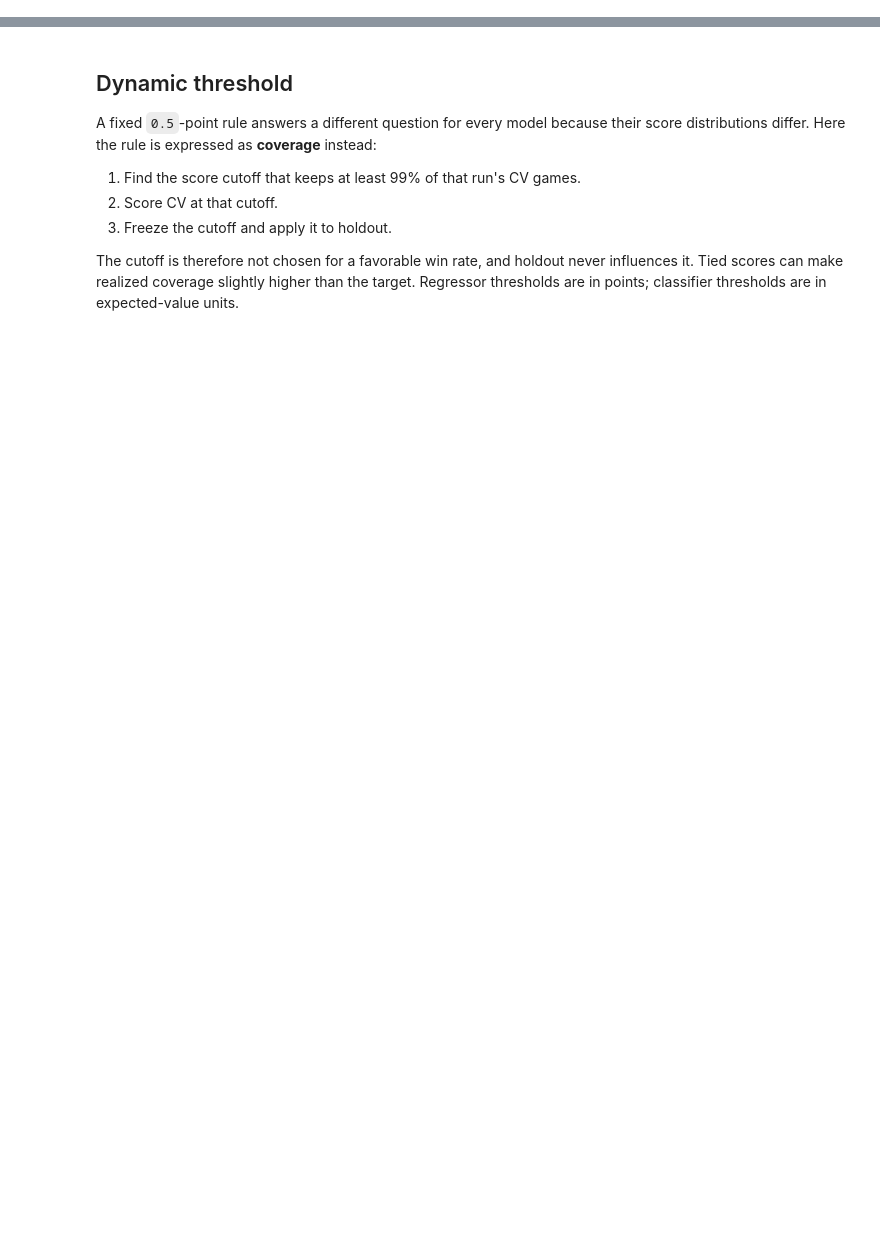
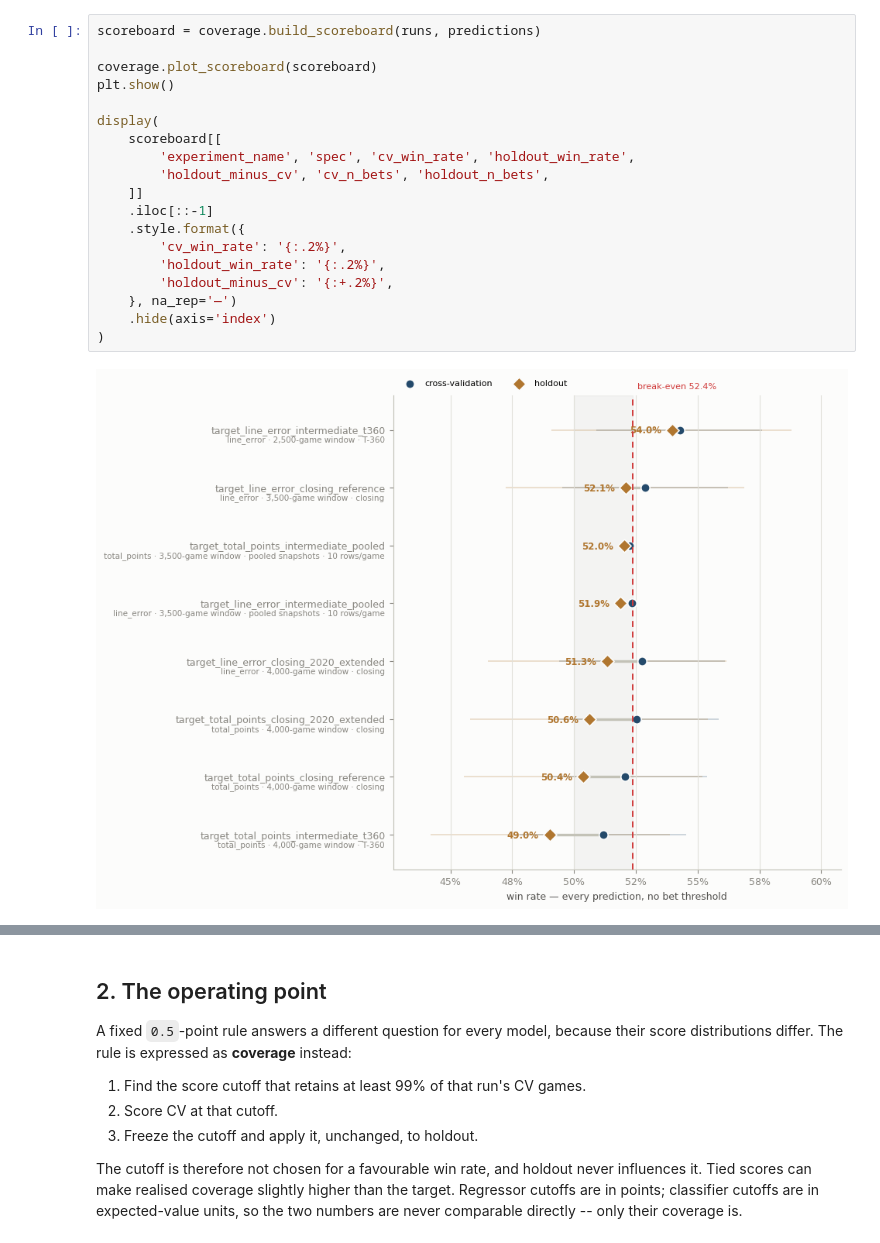
Before and after one commit to aalvarezvarela/NBA_over_under_predictor, a Jupyter notebook: experiments/notebooks/survey_experiments.ipynb, the cells around one changed output, grey strips where cells are left out. Drawn from its saved outputs; the diff is of its cells as text; blank space fills up the shorter version.

```diff
--- a/experiments/notebooks/survey_experiments.ipynb
+++ b/experiments/notebooks/survey_experiments.ipynb
@@ -90,0 +162,21 @@ display(runs[['label', 'prediction_strategy', 'train_games', 'created_at']])
+# %%
+scoreboard = coverage.build_scoreboard(runs, predictions)
+
+coverage.plot_scoreboard(scoreboard)
+plt.show()
+
+display(
+    scoreboard[[
+        'experiment_name', 'spec', 'cv_win_rate', 'holdout_win_rate',
+        'holdout_minus_cv', 'cv_n_bets', 'holdout_n_bets',
+    ]]
+    .iloc[::-1]
+    .style.format({
+        'cv_win_rate': '{:.2%}',
+        'holdout_win_rate': '{:.2%}',
+        'holdout_minus_cv': '{:+.2%}',
+    }, na_rep='—')
+    .hide(axis='index')
+)
+# %% [output]
+[figure, added]
@@ -91,10 +192,15 @@ display(runs[['label', 'prediction_strategy', 'train_games', 'created_at']])
 # %% [markdown]
-## Dynamic threshold
+## 2. The operating point
 
-A fixed `0.5`-point rule answers a different question for every model because their score distributions differ. Here the rule is expressed as **coverage** instead:
+A fixed `0.5`-point rule answers a different question for every model, because
+their score distributions differ. The rule is expressed as **coverage** instead:
 
-1. Find the score cutoff that keeps at least 99% of that run's CV games.
+1. Find the score cutoff that retains at least 99% of that run's CV games.
 2. Score CV at that cutoff.
-3. Freeze the cutoff and apply it to holdout.
+3. Freeze the cutoff and apply it, unchanged, to holdout.
 
-The cutoff is therefore not chosen for a favorable win rate, and holdout never influences it. Tied scores can make realized coverage slightly higher than the target. Regressor thresholds are in points; classifier thresholds are in expected-value units.
+The cutoff is therefore not chosen for a favourable win rate, and holdout never
+influences it. Tied scores can make realised coverage slightly higher than the
+target. Regressor cutoffs are in points; classifier cutoffs are in
+expected-value units, so the two numbers are never comparable directly --
+only their coverage is.
```
Also changed, not shown: parts of 27 cells of this notebook, 10 other files.
